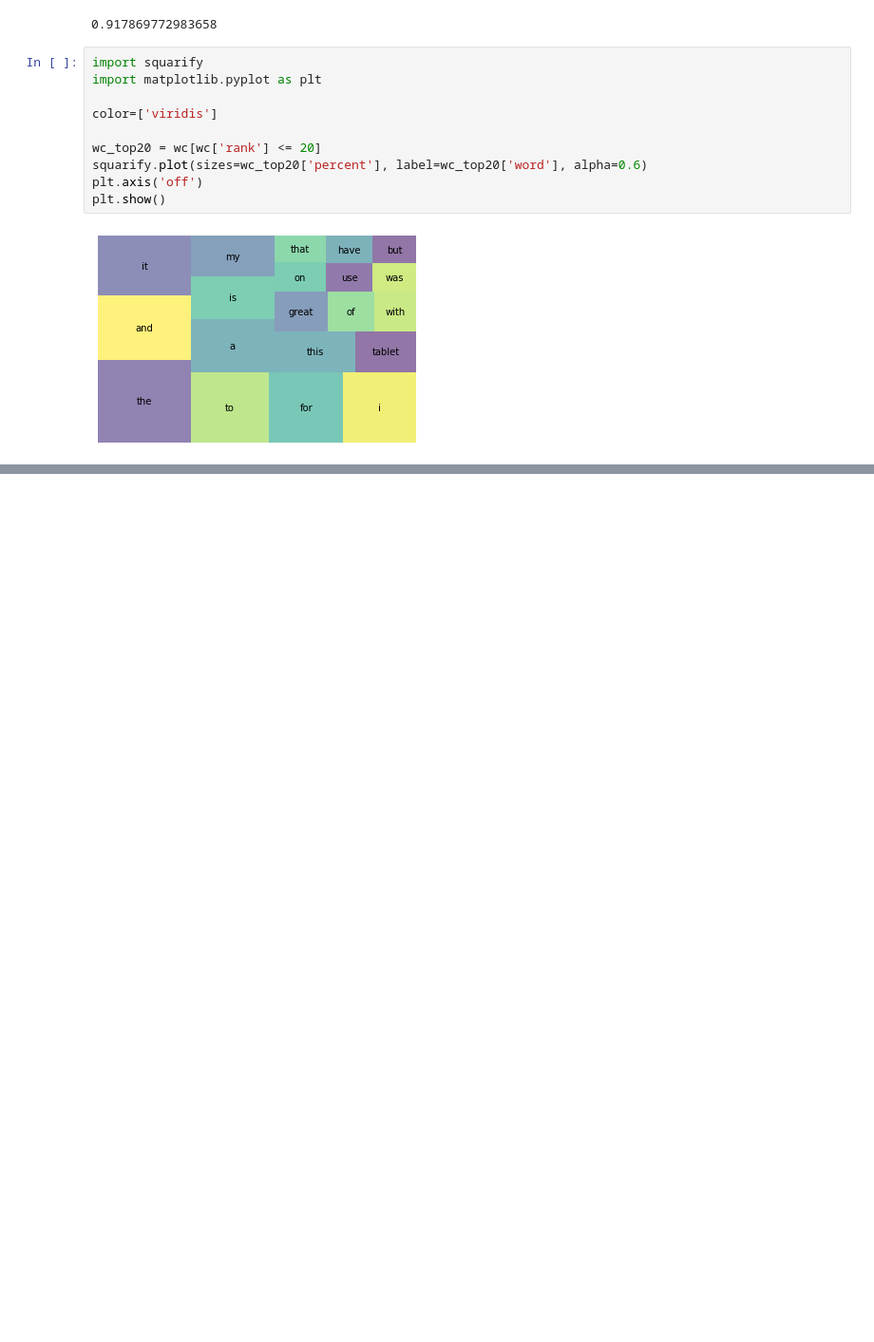
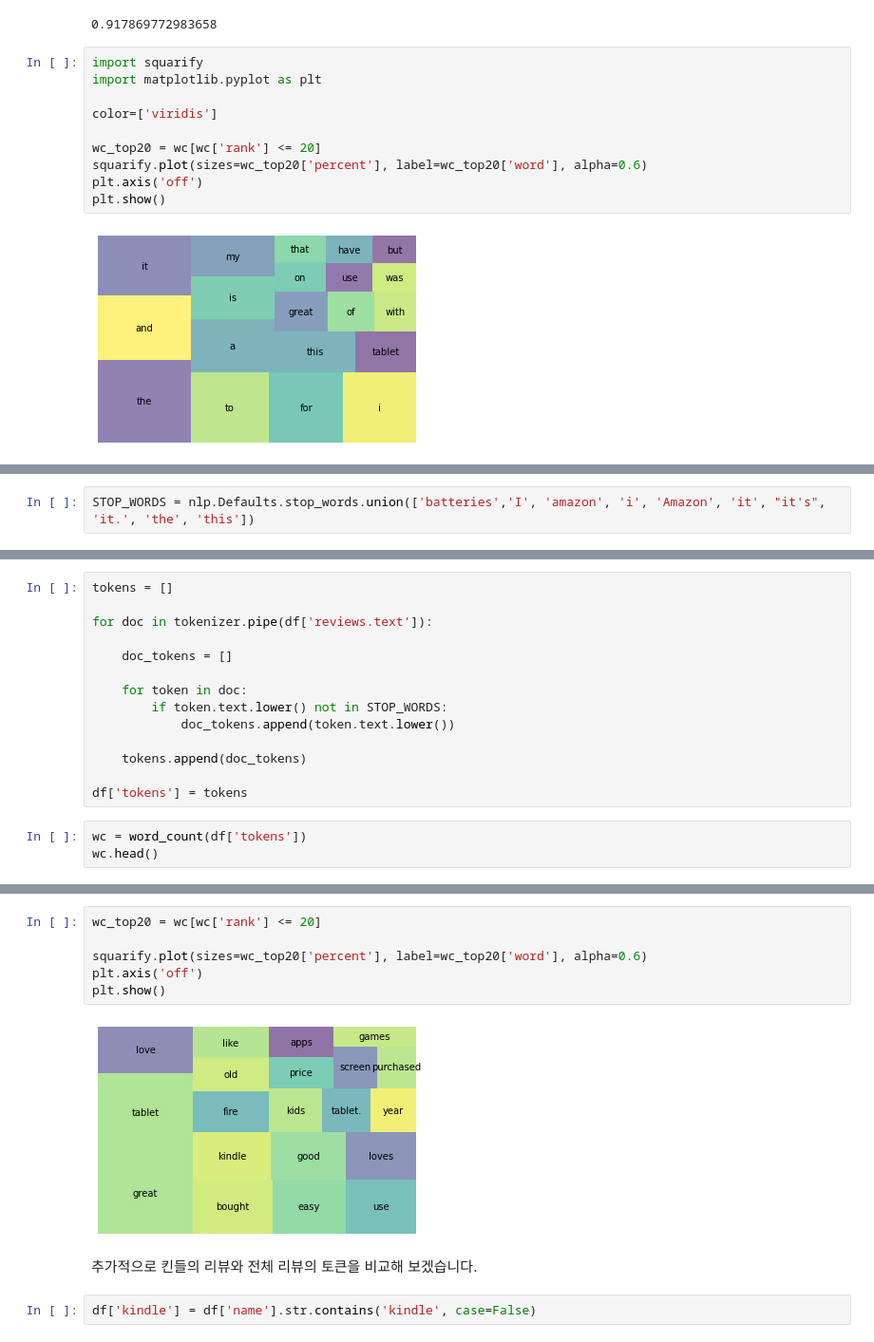
Before and after one commit to khalidpark/deeplearning_whitepaper, a Jupyter notebook: deep_learning_whitepapaer_11.ipynb, the cells around one changed output, grey strips where cells are left out. Shown: that part at 95% size. Drawn from its saved outputs; the diff is of its cells as text; blank space fills up the shorter version.

```diff
--- a/deep_learning_whitepapaer_11.ipynb
+++ b/deep_learning_whitepapaer_11.ipynb
@@ -338,0 +398,2 @@ plt.show()
+# %%
+STOP_WORDS = nlp.Defaults.stop_words.union(['batteries','I', 'amazon', 'i', 'Amazon', 'it', "it's", 'it.', 'the', 'this'])
@@ -338,0 +404,17 @@ plt.show()
+# %%
+tokens = []
+
+for doc in tokenizer.pipe(df['reviews.text']):
+
+    doc_tokens = []
+
+    for token in doc:
+        if token.text.lower() not in STOP_WORDS:
+            doc_tokens.append(token.text.lower())
+
+    tokens.append(doc_tokens)
+
+df['tokens'] = tokens
+# %%
+wc = word_count(df['tokens'])
+wc.head()
@@ -338,0 +428,12 @@ plt.show()
+# %%
+wc_top20 = wc[wc['rank'] <= 20]
+
+squarify.plot(sizes=wc_top20['percent'], label=wc_top20['word'], alpha=0.6)
+plt.axis('off')
+plt.show()
+# %% [output]
+[figure, added]
+# %% [markdown]
+추가적으로 킨들의 리뷰와 전체 리뷰의 토큰을 비교해 보겠습니다.
+# %%
+df['kindle'] = df['name'].str.contains('kindle', case=False)
```
Also changed, not shown: parts of 31 cells of this notebook.
